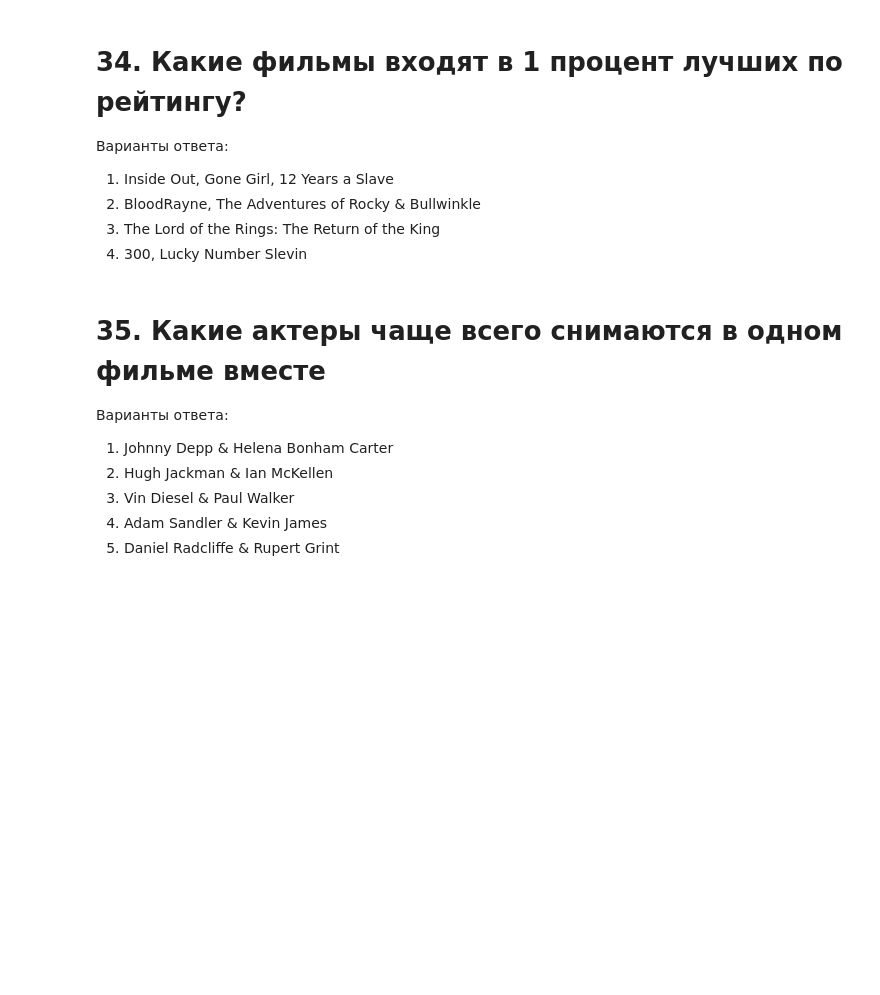
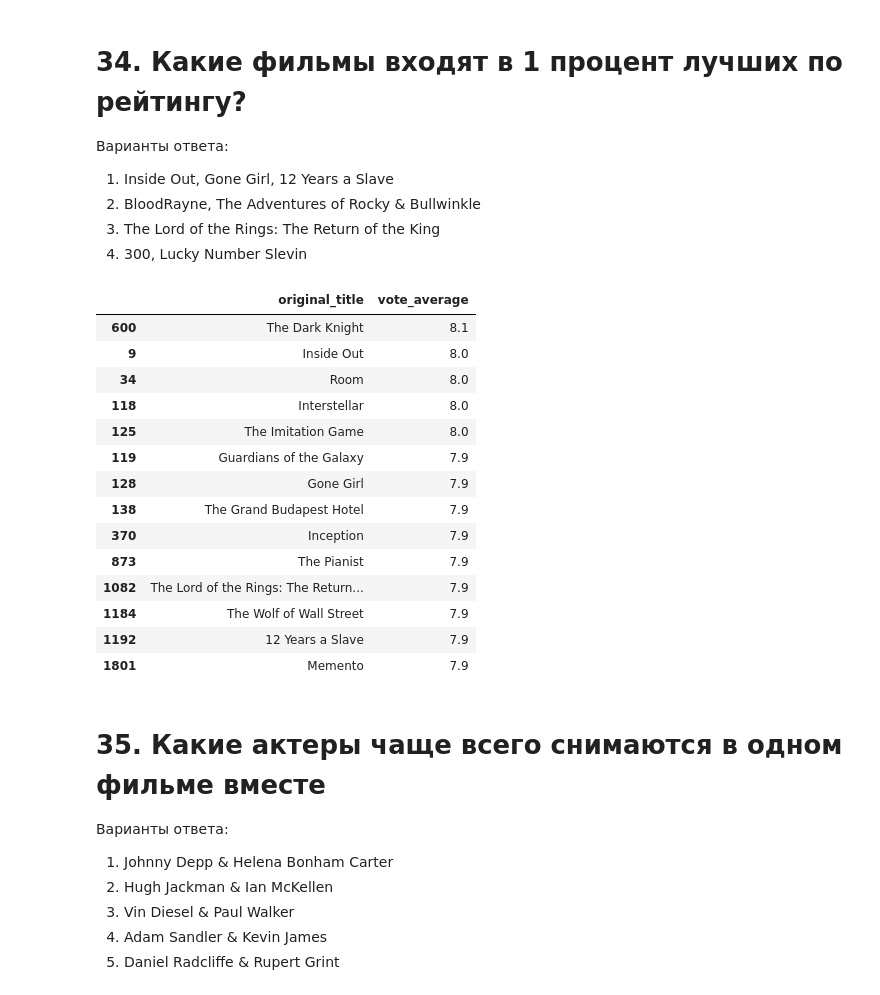
Before and after one commit to prosardar/DST-13, a Jupyter notebook: project 1/[SF-DST] Movies IMBD v3.0.ipynb, the cells around one changed output. Saved outputs shown, nothing was run; the diff lists cells and outputs as text; code cells hidden in the pictures; blank space fills up the shorter version.

```diff
--- a/project 1/[SF-DST] Movies IMBD v3.0.ipynb
+++ b/project 1/[SF-DST] Movies IMBD v3.0.ipynb
@@ -391,0 +620,9 @@ answer_ls.append(1)
+# %%
+c.clear()
+items = data[data.index.month.isin([12,1,2])]
+for i, m in items.iterrows():
+    names = m.director.split(sep='|')
+    for n in names:
+        c[n]+=1
+display(c.most_common(5))
+answer_ls.append(5)
@@ -401,0 +643,7 @@ answer_ls.append(1)
+# %%
+movies = data.groupby([data.index.year, data.index.month])['income'].agg(sum_income=pd.NamedAgg(column='income',aggfunc='sum'))
+movies_cond = movies.groupby(level=0).apply(lambda x: x == x.max())
+max_movies = movies_cond[movies_cond['sum_income']==True]
+count_max_movies = max_movies.groupby(level=1)['sum_income'].count().sort_values()
+display(count_max_movies)
+answer_ls.append(2)
@@ -431,0 +743,10 @@ answer_ls.append(1)
+# %%
+words = set()
+for i, r in data.iterrows():
+    words |= set([x for x in r.original_title.split(' ')])
+print(len(words))
+words = set()
+for i, r in data.iterrows():
+    words |= set([x.lower() for x in r.original_title.split()])
+print(len(words))
+answer_ls.append(3)
@@ -441,3 +763,25 @@ answer_ls.append(1)
+# %%
+items = (data[data['vote_average'] > data.quantile(0.99, numeric_only=True)['vote_average']]
+         .sort_values(['vote_average'],ascending = False))
+movies = items[['original_title', 'vote_average']]
+display(movies)
+answer_ls.append(1)
+# %% [output]
+|  | original_title | vote_average |
+| 600 | The Dark Knight | 8.1 |
+| 9 | Inside Out | 8.0 |
+| 34 | Room | 8.0 |
+| 118 | Interstellar | 8.0 |
+| 125 | The Imitation Game | 8.0 |
+| 119 | Guardians of the Galaxy | 7.9 |
+| 128 | Gone Girl | 7.9 |
+| 138 | The Grand Budapest Hotel | 7.9 |
+| 370 | Inception | 7.9 |
+| 873 | The Pianist | 7.9 |
+| 1082 | The Lord of the Rings: The Return... | 7.9 |
+| 1184 | The Wolf of Wall Street | 7.9 |
+| 1192 | 12 Years a Slave | 7.9 |
+| 1801 | Memento | 7.9 |
 # %% [markdown]
 # 35. Какие актеры чаще всего снимаются в одном фильме вместе
 Варианты ответа:
```
Also changed, not shown: parts of 61 cells of this notebook, 1 other file.
